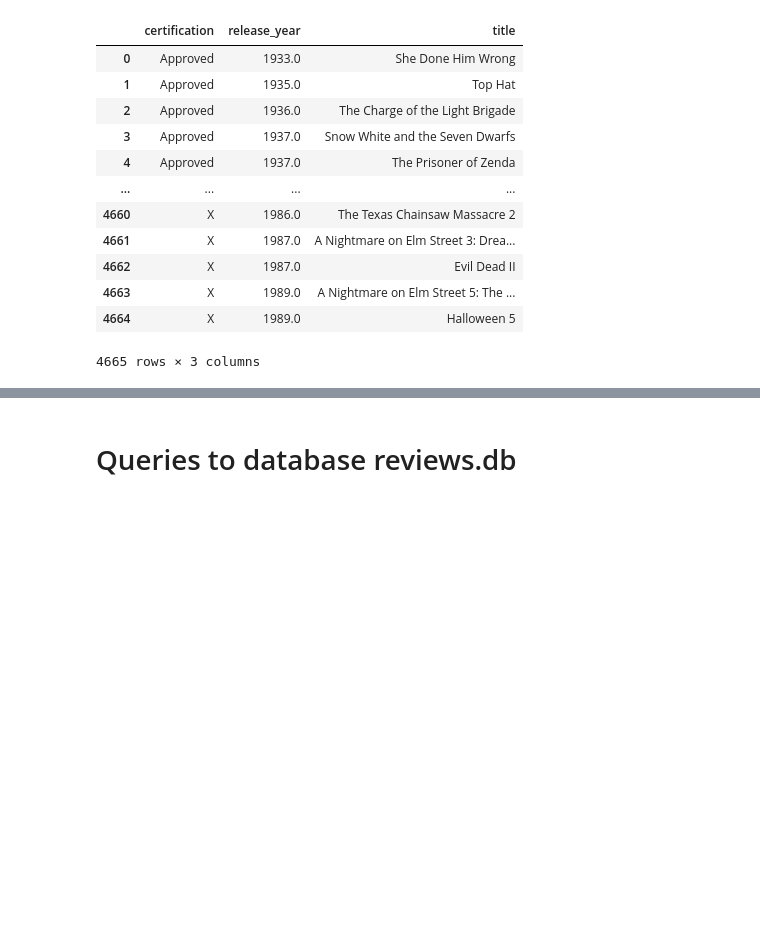
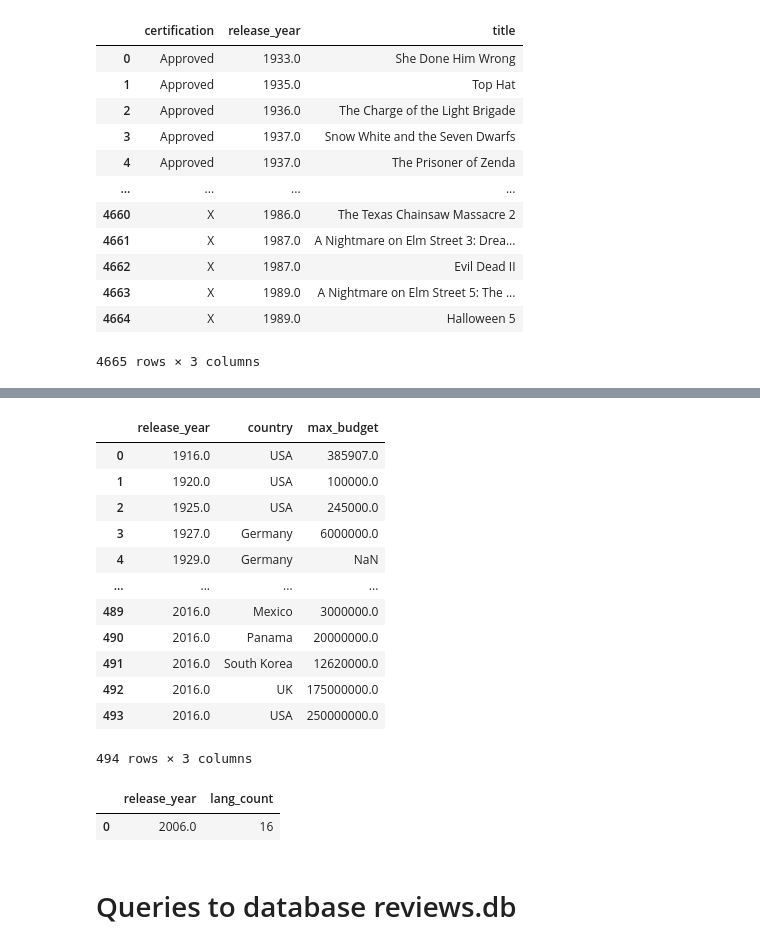
Before and after one commit to Cooleekova/data_engineering, a Jupyter notebook: SQL/SQL_basics.ipynb, the cells around one changed output, grey strips where cells are left out. Drawn from its saved outputs; the diff is of its cells as text; code cells hidden in the pictures; blank space fills up the shorter version.

Commit message:
add examples with GROUP BY

```diff
--- a/SQL/SQL_basics.ipynb
+++ b/SQL/SQL_basics.ipynb
@@ -561,3 +606,37 @@ pd.read_sql("""SELECT certification, release_year, title
+# %%
+# Find the release_year, country, and max_budget, then group and order by release_year and country
+pd.read_sql("""SELECT release_year, country, MAX(budget) AS max_budget
+               FROM films
+               WHERE release_year IS NOT NULL AND country IS NOT NULL
+               GROUP BY release_year, country
+               ORDER BY release_year, country;""",
+            con)
+# %% [output]
+|  | release_year | country | max_budget |
+| 0 | 1916.0 | USA | 385907.0 |
+| 1 | 1920.0 | USA | 100000.0 |
+| 2 | 1925.0 | USA | 245000.0 |
+| 3 | 1927.0 | Germany | 6000000.0 |
+| 4 | 1929.0 | Germany | NaN |
+| ... | ... | ... | ... |
+| 489 | 2016.0 | Mexico | 3000000.0 |
+| 490 | 2016.0 | Panama | 20000000.0 |
+| 491 | 2016.0 | South Korea | 12620000.0 |
+| 492 | 2016.0 | UK | 175000000.0 |
+| 493 | 2016.0 | USA | 250000000.0 |
+494 rows × 3 columns
+# %%
+# Quiz: which year had the greatest language diversity?
+
+pd.read_sql("""SELECT release_year, COUNT(DISTINCT language) AS lang_count
+               FROM films
+               GROUP BY release_year
+               ORDER BY lang_count DESC
+               LIMIT 1;""",
+            con)
+# %% [output]
+|  | release_year | lang_count |
+| 0 | 2006.0 | 16 |
 # %%
 con.close()
 # %% [markdown]
```
Also changed, not shown: parts of 3 cells of this notebook.
